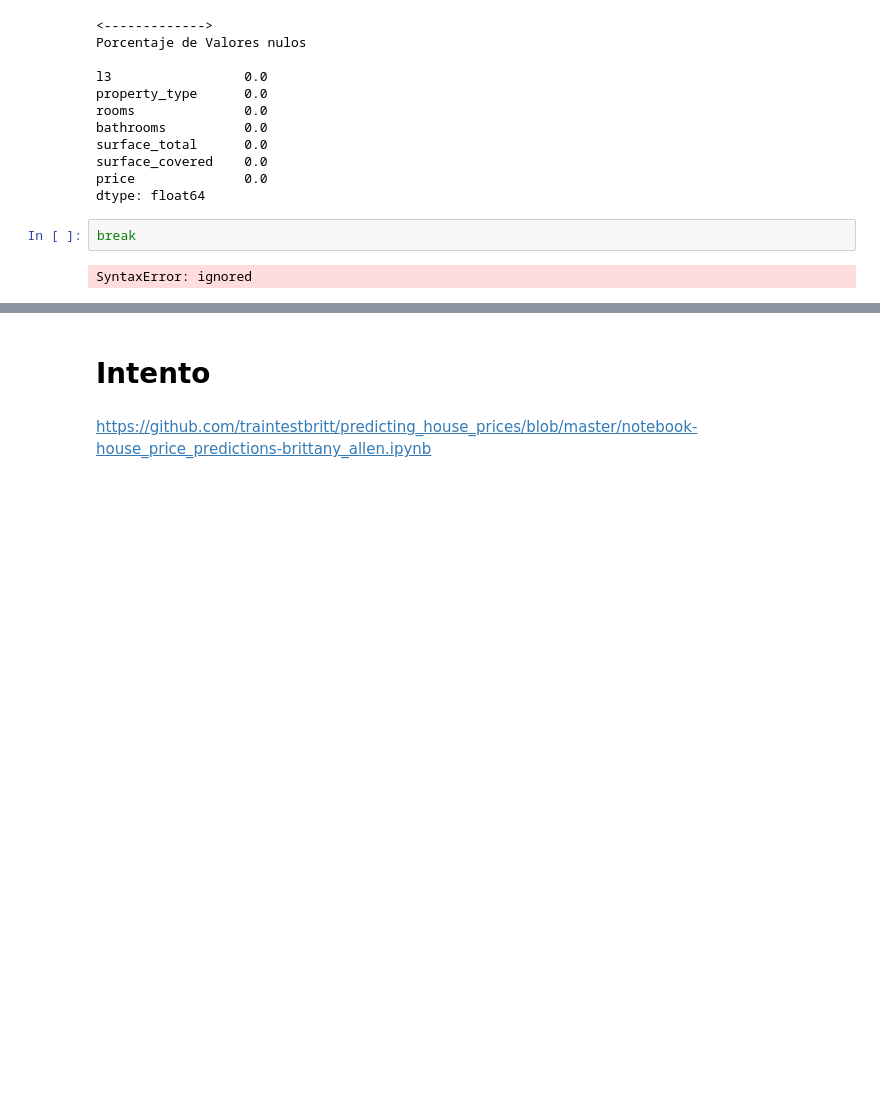
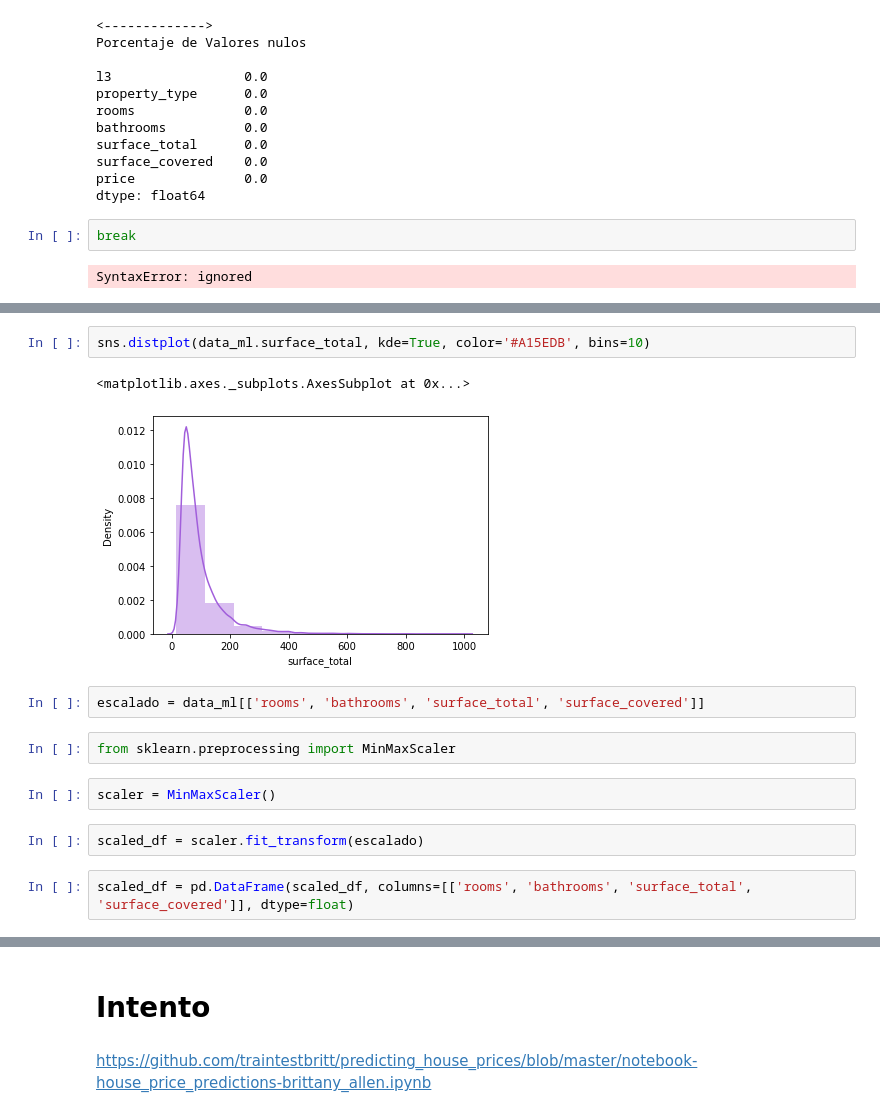
Before and after one commit to nestorjuarezR/Data_Science, a Jupyter notebook: Proyecto_4.ipynb, the cells around one changed output, grey strips where cells are left out. Cells and saved outputs as stored; diff of their text form; blank space fills up the shorter version.

```diff
--- a/Proyecto_4.ipynb
+++ b/Proyecto_4.ipynb
@@ -159,0 +166,15 @@ SyntaxError: ignored
+# %%
+sns.distplot(data_ml.surface_total, kde=True, color='#A15EDB', bins=10)
+# %% [output]
+<matplotlib.axes._subplots.AxesSubplot at 0x...>
+[figure, added]
+# %%
+escalado = data_ml[['rooms', 'bathrooms', 'surface_total', 'surface_covered']]
+# %%
+from sklearn.preprocessing import MinMaxScaler
+# %%
+scaler = MinMaxScaler()
+# %%
+scaled_df = scaler.fit_transform(escalado)
+# %%
+scaled_df = pd.DataFrame(scaled_df, columns=[['rooms', 'bathrooms', 'surface_total', 'surface_covered']], dtype=float)
```
Also changed, not shown: parts of 93 cells of this notebook.
